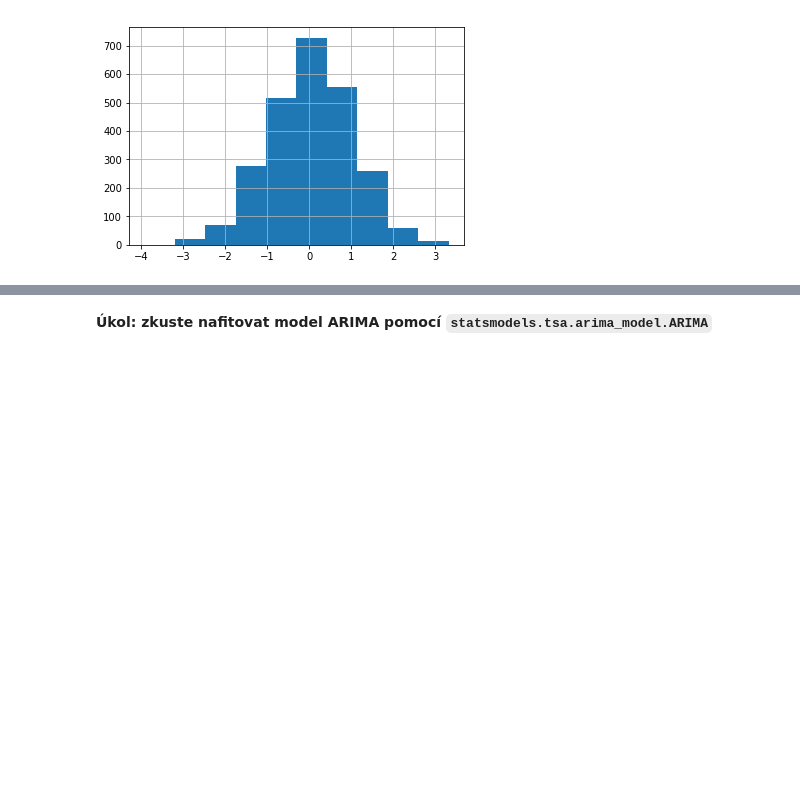
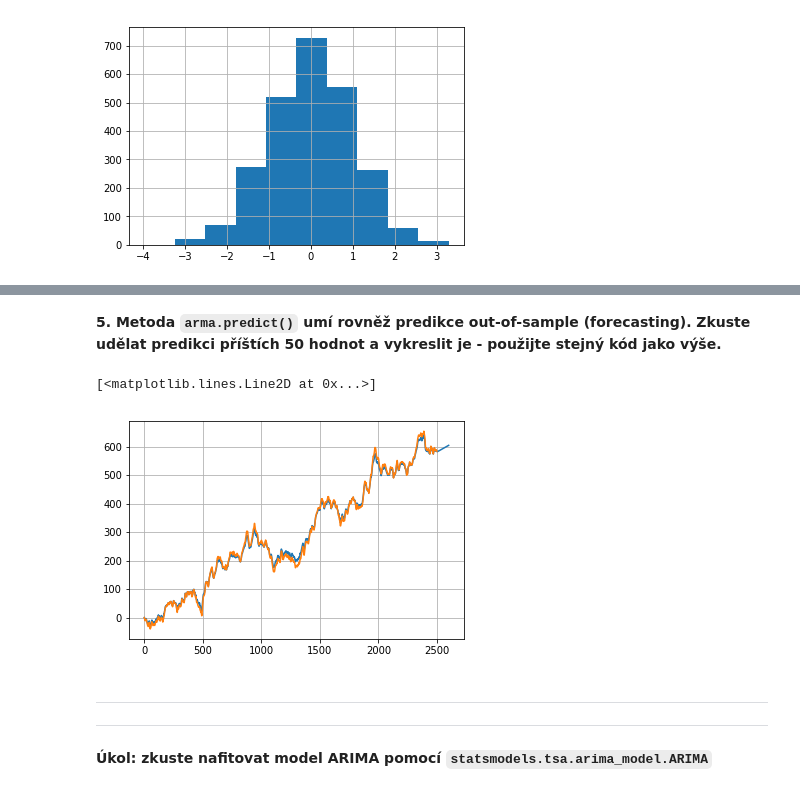
Before and after one commit to kamil-dedecius/mi-scr, a Jupyter notebook: cviceni/c3-arima-KD.ipynb, the cells around one changed output, grey strips where cells are left out. Cells and saved outputs as stored; diff of their text form; code cells hidden in the pictures; blank space fills up the shorter version.

```diff
--- a/cviceni/c3-arima-KD.ipynb
+++ b/cviceni/c3-arima-KD.ipynb
@@ -95,2 +104,16 @@ plt.show()
+# %% [markdown]
+**5. Metoda `arma.predict()` umí rovněž predikce out-of-sample (forecasting). Zkuste udělat predikci příštích 50 hodnot a vykreslit je - použijte stejný kód jako výše.**
+# %%
+fcast_steps = 100
+ndat = len(data)
+fcast = arma.predict(start=0, end=ndat+fcast_steps)
+plt.plot(np.cumsum(fcast))
+plt.plot(data)
+# %% [output]
+[<matplotlib.lines.Line2D at 0x...>]
+[figure, added]
 # %% [markdown]
+---
+---
+
 **Úkol: zkuste nafitovat model ARIMA pomocí `statsmodels.tsa.arima_model.ARIMA`**
```
Also changed, not shown: parts of 7 cells of this notebook.
